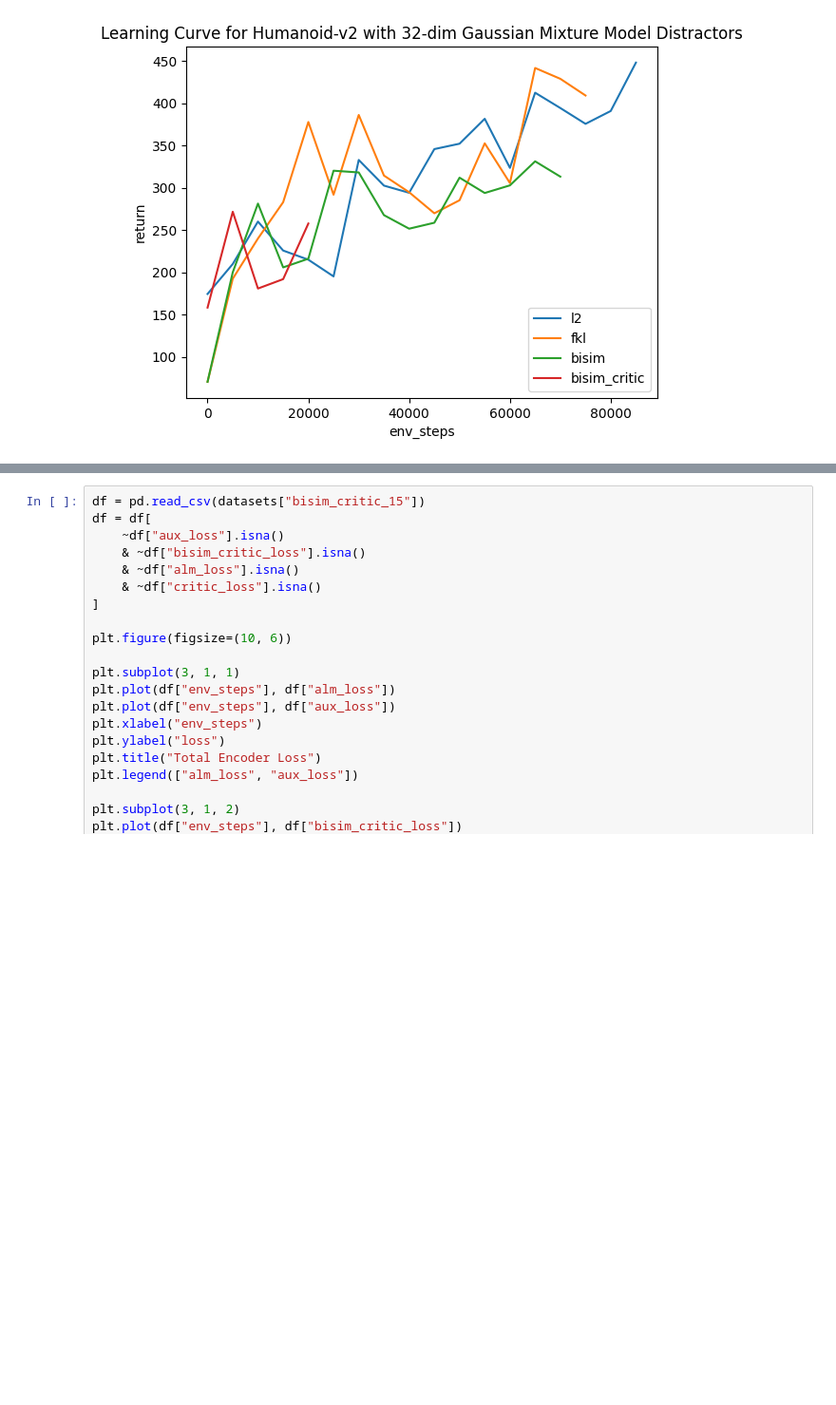
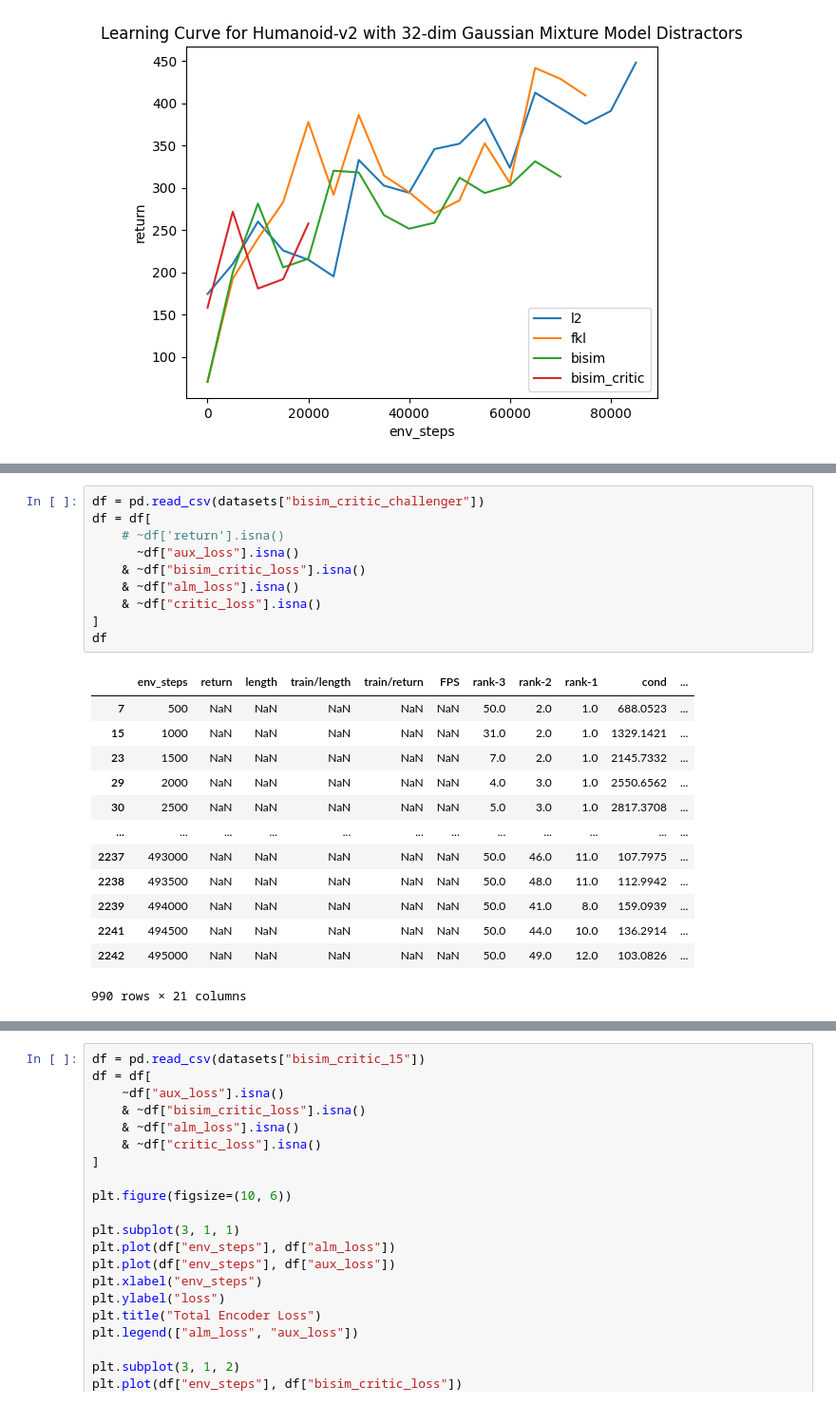
Before and after one commit to rytse/self-predictive-rl, a Jupyter notebook: mujoco_code/vis2.ipynb, the cells around one changed output, grey strips where cells are left out. Shown: that part at 95% size. Saved outputs shown, nothing was run; the diff lists cells and outputs as text; blank space fills up the shorter version.

```diff
--- a/mujoco_code/vis2.ipynb
+++ b/mujoco_code/vis2.ipynb
@@ -107,0 +112,24 @@ plt.show()
+# %%
+df = pd.read_csv(datasets["bisim_critic_challenger"])
+df = df[
+    # ~df['return'].isna()
+      ~df["aux_loss"].isna()
+    & ~df["bisim_critic_loss"].isna()
+    & ~df["alm_loss"].isna()
+    & ~df["critic_loss"].isna()
+]
+df
+# %% [output]
+|  | env_steps | return | length | train/length | train/return | FPS | rank-3 | rank-2 | rank-1 | cond | ... |
+| 7 | 500 | NaN | NaN | NaN | NaN | NaN | 50.0 | 2.0 | 1.0 | 688.0523 | ... |
+| 15 | 1000 | NaN | NaN | NaN | NaN | NaN | 31.0 | 2.0 | 1.0 | 1329.1421 | ... |
+| 23 | 1500 | NaN | NaN | NaN | NaN | NaN | 7.0 | 2.0 | 1.0 | 2145.7332 | ... |
+| 29 | 2000 | NaN | NaN | NaN | NaN | NaN | 4.0 | 3.0 | 1.0 | 2550.6562 | ... |
+| 30 | 2500 | NaN | NaN | NaN | NaN | NaN | 5.0 | 3.0 | 1.0 | 2817.3708 | ... |
+| ... | ... | ... | ... | ... | ... | ... | ... | ... | ... | ... | ... |
+| 2237 | 493000 | NaN | NaN | NaN | NaN | NaN | 50.0 | 46.0 | 11.0 | 107.7975 | ... |
+| 2238 | 493500 | NaN | NaN | NaN | NaN | NaN | 50.0 | 48.0 | 11.0 | 112.9942 | ... |
+| 2239 | 494000 | NaN | NaN | NaN | NaN | NaN | 50.0 | 41.0 | 8.0 | 159.0939 | ... |
+| 2241 | 494500 | NaN | NaN | NaN | NaN | NaN | 50.0 | 44.0 | 10.0 | 136.2914 | ... |
+| 2242 | 495000 | NaN | NaN | NaN | NaN | NaN | 50.0 | 49.0 | 12.0 | 103.0826 | ... |
+990 rows × 21 columns
```
Also changed, not shown: parts of 2 cells of this notebook, 2 other files.
